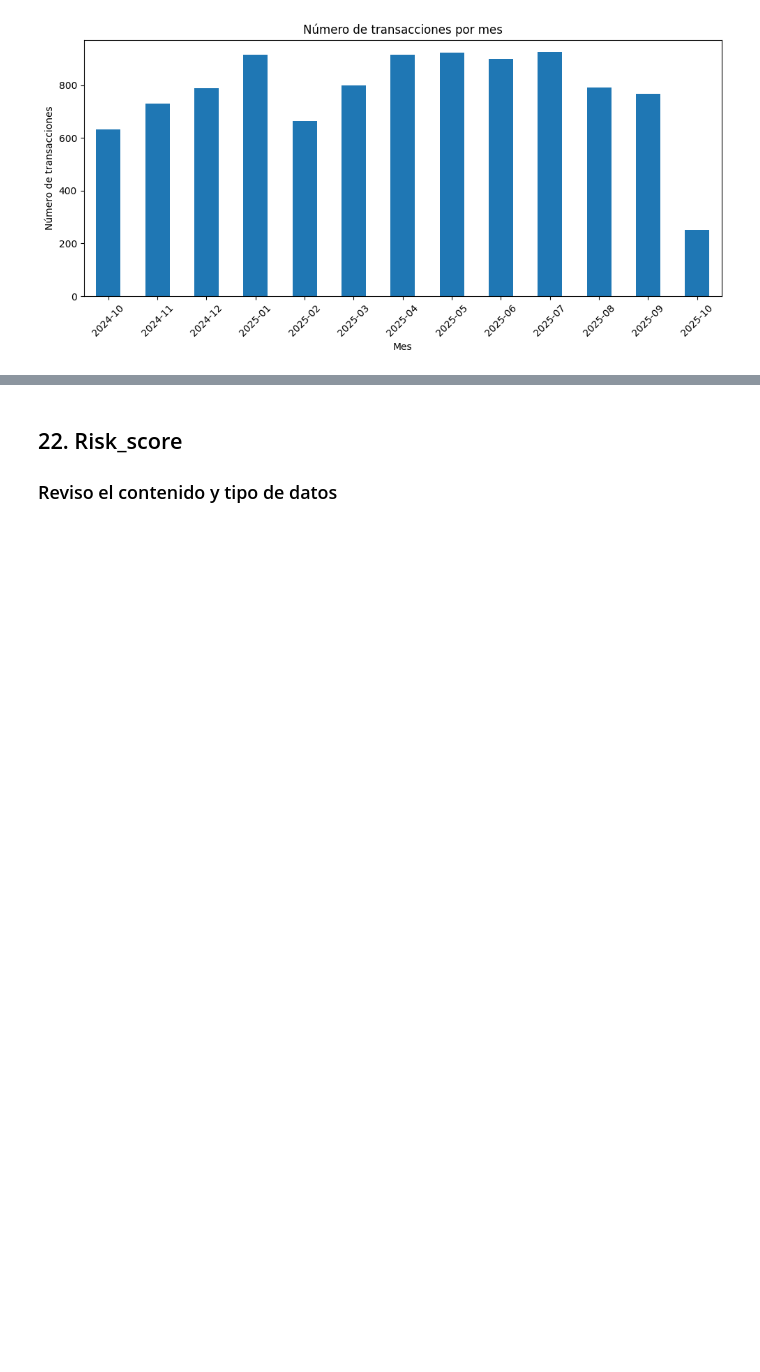
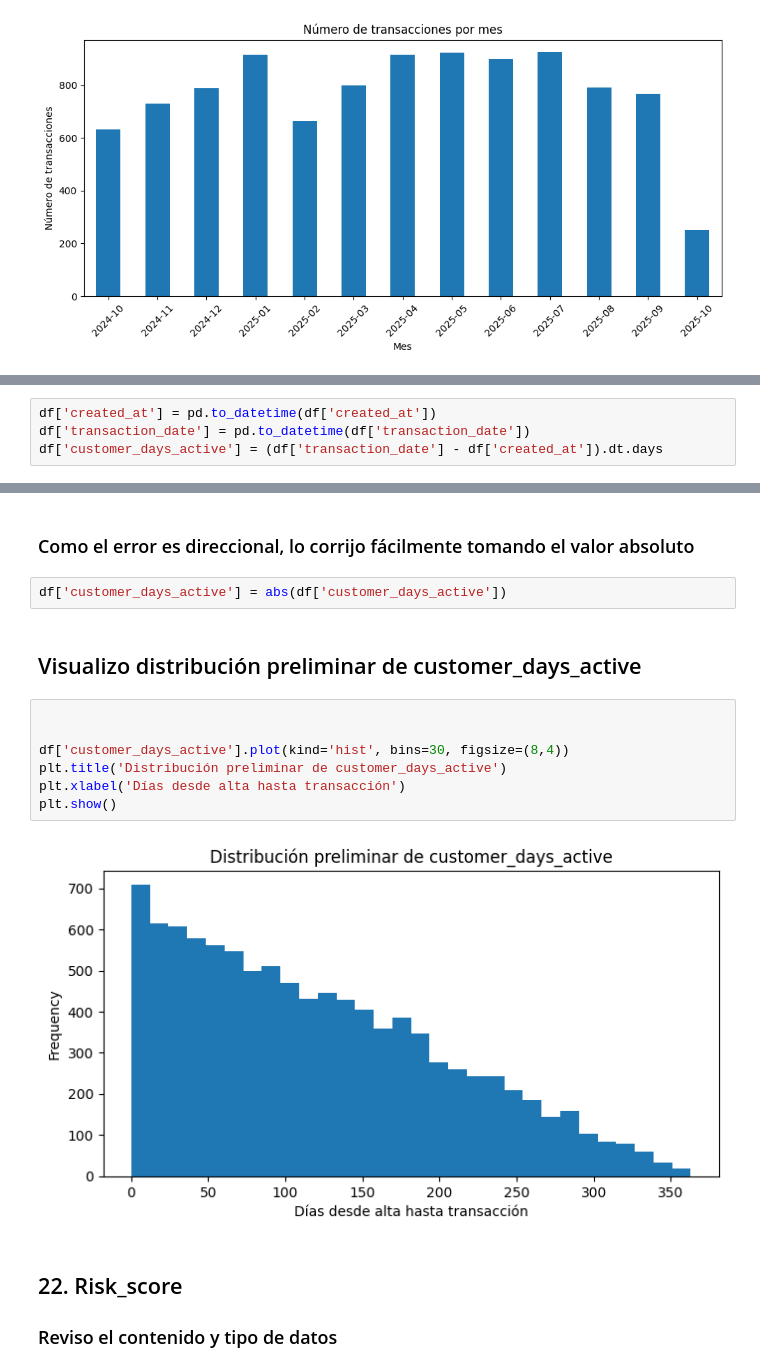
Before and after one commit to PatriciaMerinero/Proyecto_Final_Data_Analytics, a Jupyter notebook: NOTEBOOKS/02_EDA_LIMPIEZA_TRANSFORMACION.ipynb, the cells around one changed output, grey strips where cells are left out. Cells and saved outputs as stored; diff of their text form; blank space fills up the shorter version.

Commit message:
Customer_days_active: creación, revisión y corrección de errores direccionales

```diff
--- a/NOTEBOOKS/02_EDA_LIMPIEZA_TRANSFORMACION.ipynb
+++ b/NOTEBOOKS/02_EDA_LIMPIEZA_TRANSFORMACION.ipynb
@@ -1211,0 +1214,4 @@ plt.show()
+# %%
+df['created_at'] = pd.to_datetime(df['created_at'])
+df['transaction_date'] = pd.to_datetime(df['transaction_date'])
+df['customer_days_active'] = (df['transaction_date'] - df['created_at']).dt.days
@@ -1212,3 +1266,18 @@ plt.show()
+# %% [markdown]
+### Como el error es direccional, lo corrijo fácilmente tomando el valor absoluto
+# %%
+df['customer_days_active'] = abs(df['customer_days_active'])
+# %% [markdown]
+## Visualizo distribución preliminar de customer_days_active
+# %%
+
+
+df['customer_days_active'].plot(kind='hist', bins=30, figsize=(8,4))
+plt.title('Distribución preliminar de customer_days_active')
+plt.xlabel('Días desde alta hasta transacción')
+plt.show()
+# %% [output]
+[figure, added]
 # %% [markdown]
 ## 22. Risk_score
 ### Reviso el contenido y tipo de datos
```
Also changed, not shown: parts of 7 cells of this notebook, 1 other file.
